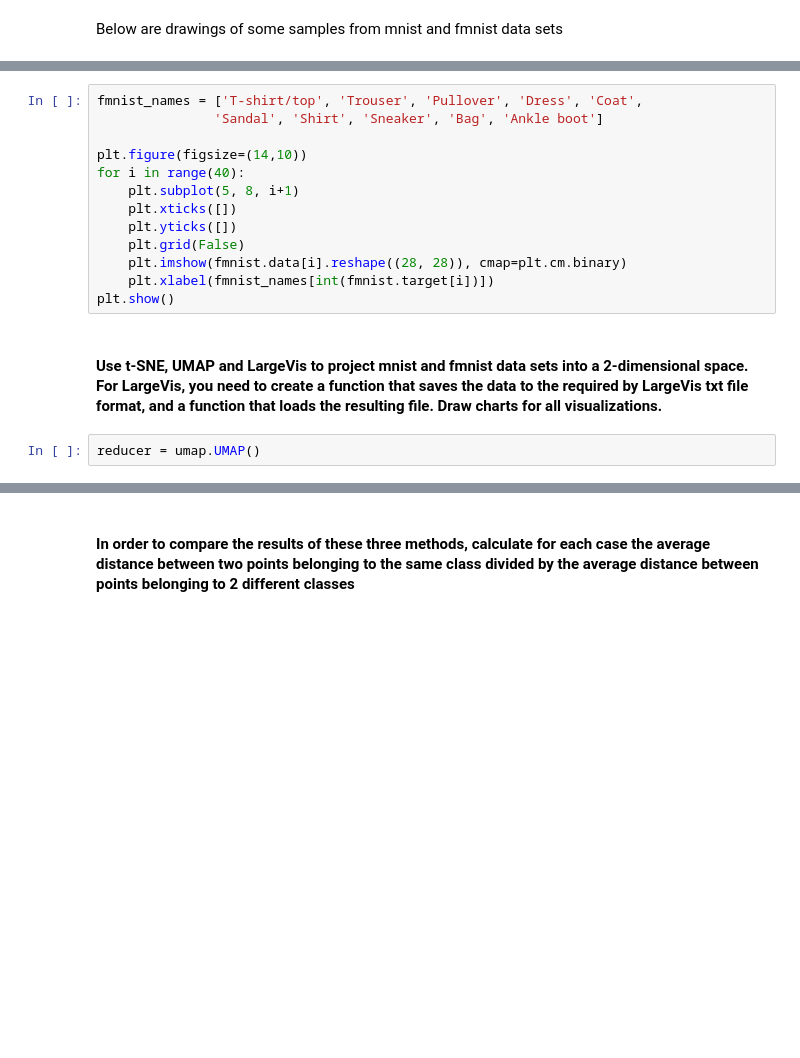
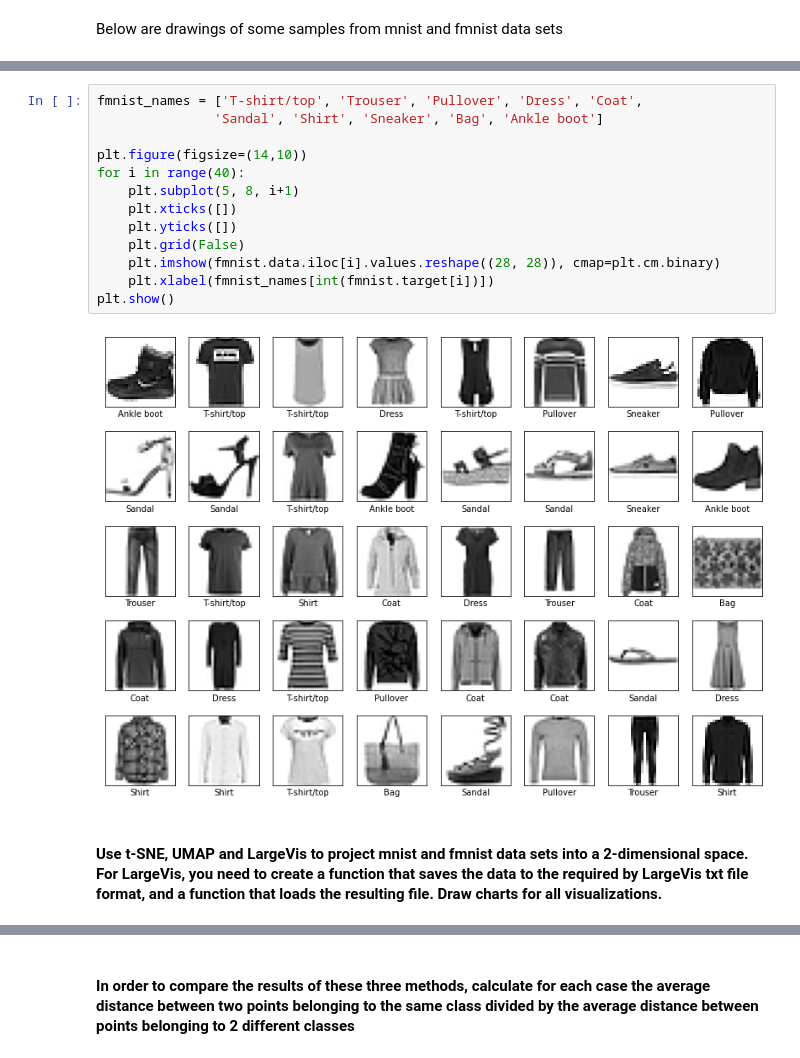
Before and after one commit to PKopel/data-embedding, a Jupyter notebook: umap_largevis.ipynb, the cells around one changed output, grey strips where cells are left out. Saved outputs shown, nothing was run; the diff lists cells and outputs as text; blank space fills up the shorter version.

```diff
--- a/umap_largevis.ipynb
+++ b/umap_largevis.ipynb
@@ -60,17 +45,17 @@ AttributeError: 'Series' object has no attribute 'reshape'
 # %%
 fmnist_names = ['T-shirt/top', 'Trouser', 'Pullover', 'Dress', 'Coat',
                'Sandal', 'Shirt', 'Sneaker', 'Bag', 'Ankle boot']
 
 plt.figure(figsize=(14,10))
 for i in range(40):
     plt.subplot(5, 8, i+1)
     plt.xticks([])
     plt.yticks([])
     plt.grid(False)
-    plt.imshow(fmnist.data[i].reshape((28, 28)), cmap=plt.cm.binary)
+    plt.imshow(fmnist.data.iloc[i].values.reshape((28, 28)), cmap=plt.cm.binary)
     plt.xlabel(fmnist_names[int(fmnist.target[i])])
 plt.show()
+# %% [output]
+[figure, added]
 # %% [markdown]
 #### Use t-SNE, UMAP and LargeVis to project mnist and fmnist data sets into a 2-dimensional space. For LargeVis, you need to create a function that saves the data to the required by LargeVis txt file format, and a function that loads the resulting file. Draw charts for all visualizations.
-# %%
-reducer = umap.UMAP()
```
Also changed, not shown: parts of 12 cells of this notebook, 2 other files.
